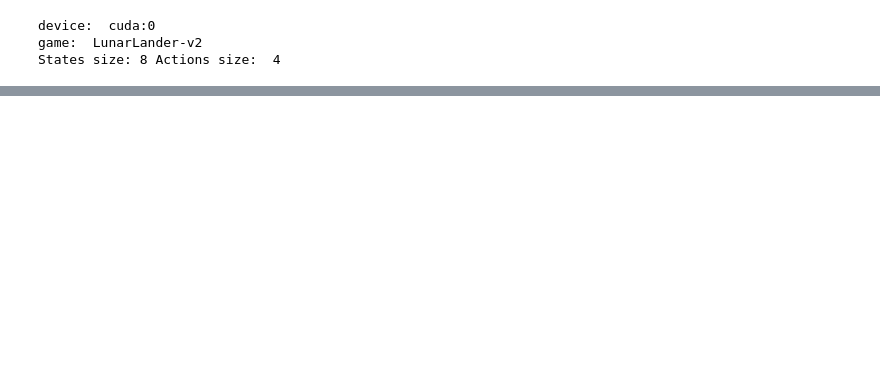
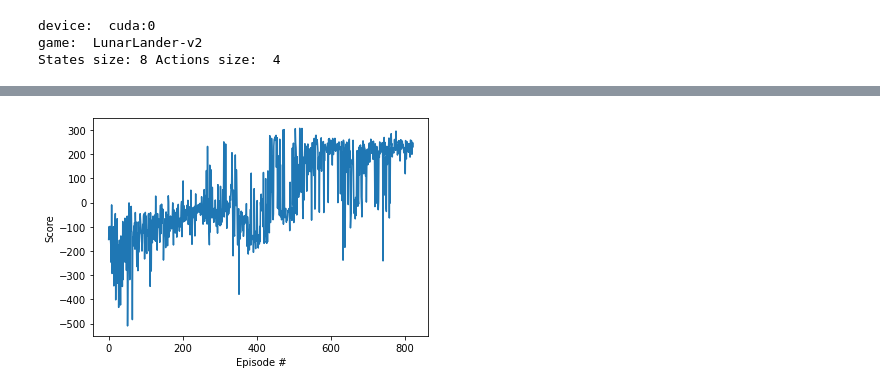
Before and after one commit to PriyankaVelagala/Deep-Reinforcement-Learning-Projects, a Jupyter notebook: DQN/(D)DQN_lunarlanding.ipynb, the cells around one changed output, grey strips where cells are left out. Drawn from its saved outputs; the diff is of its cells as text; code cells hidden in the pictures; blank space fills up the shorter version.

```diff
--- a/DQN/(D)DQN_lunarlanding.ipynb
+++ b/DQN/(D)DQN_lunarlanding.ipynb
@@ -54,7 +56,7 @@ from gym.wrappers import Monitor
 Q-network class
 """
 class QNetwork(nn.Module):
-  def __init__(self, num_states, num_actions, hidden_layers, seed):
+  def __init__(self, num_states, num_actions, hidden_layers, seed=0):
     super(QNetwork, self).__init__()
     self.seed = torch.manual_seed(seed)
     self.fc1 = nn.Linear(num_states, hidden_layers[0])
@@ -69,12 +73,14 @@ class QNetwork(nn.Module):
 #define data structure for experience
 Experience = namedtuple('Experience',
                         ('state', 'action', 'next_state', 'reward', 'done'))
+
+
 """
 Replay Memory to store experiences
 """
 class ReplayMemory:
-  def __init__(self, num_actions, mem_capacity, rand_seed):
-    self.num_actions = num_actions
+  def __init__(self, mem_capacity, rand_seed):
+    #self.num_actions = num_actions
     self.memory = deque(maxlen = mem_capacity)
     self.seed = random.seed(rand_seed)
 
@@ -234,5 +387,5 @@ class Agent():
 # %%
-def train_ddqn(env, agent, num_episodes = 2000, max_steps = 1000, eps_start = 1.0, eps_end = 0.01, eps_decay = 0.995):
+def train_ddqn(env, agent, fname, num_episodes = 2000, max_steps = 1000, eps_start = 1.0, eps_end = 0.01, eps_decay = 0.995):
   scores = []
   scores_window = deque(maxlen = 100)
   eps = eps_start
@@ -256,7 +409,6 @@ def train_ddqn(env, agent, num_episodes = 2000, max_steps = 1000, eps_start = 1.
       if done:
         break
 
-
     #save episode scores
     scores_window.append(current_score)
     scores.append(current_score)
@@ -272,7 +424,7 @@ def train_ddqn(env, agent, num_episodes = 2000, max_steps = 1000, eps_start = 1.
     #break condition to stop training
     if np.mean(scores_window)>=200.0:
           print('\nEnvironment solved in {:d} episodes!\tAverage Score: {:.2f}'.format(i-100, np.mean(scores_window)))
-          torch.save(agent.policy_net.state_dict(), 'checkpoint.pth')
+          torch.save(agent.policy_net.state_dict(), fname)
           break
 
   return scores
@@ -296,0 +503,25 @@ States size: 8 Actions size:  4
+# %%
+#set up parameters for agent
+seed = 0
+learning_rate = 5e-4
+memory_capacity = 100000
+batch_size = 64
+update_every = 4
+gamma = 0.99
+tau = 0.001
+ddqn = True #using DQN now
+per = True
+alpha = 0.5 #0 - uniform sampling
+beta = 1 #fix this to decay - doesnt matter, dont need to pass in
+
+#training params
+num_episodes = 2000 ##changes this
+max_steps = 1000
+eps_start = 1.0
+eps_end = 0.01
+eps_decay = 0.995
+
+checkpoint_fname = 'ddqn_per.pth'
+
+agent = Agent(num_states, num_actions, seed, learning_rate, memory_capacity, batch_size, update_every, gamma, tau, alpha, beta, ddqn, per )
+scores = train_ddqn(env, agent, checkpoint_fname, num_episodes, max_steps , eps_start, eps_end , eps_decay)
@@ -296,0 +539,9 @@ States size: 8 Actions size:  4
+# %%
+fig = plt.figure()
+ax = fig.add_subplot(111)
+plt.plot(np.arange(len(scores)), scores)
+plt.ylabel('Score')
+plt.xlabel('Episode #')
+plt.show()
+# %% [output]
+[figure, added]
```
Also changed, not shown: parts of 31 cells of this notebook.
